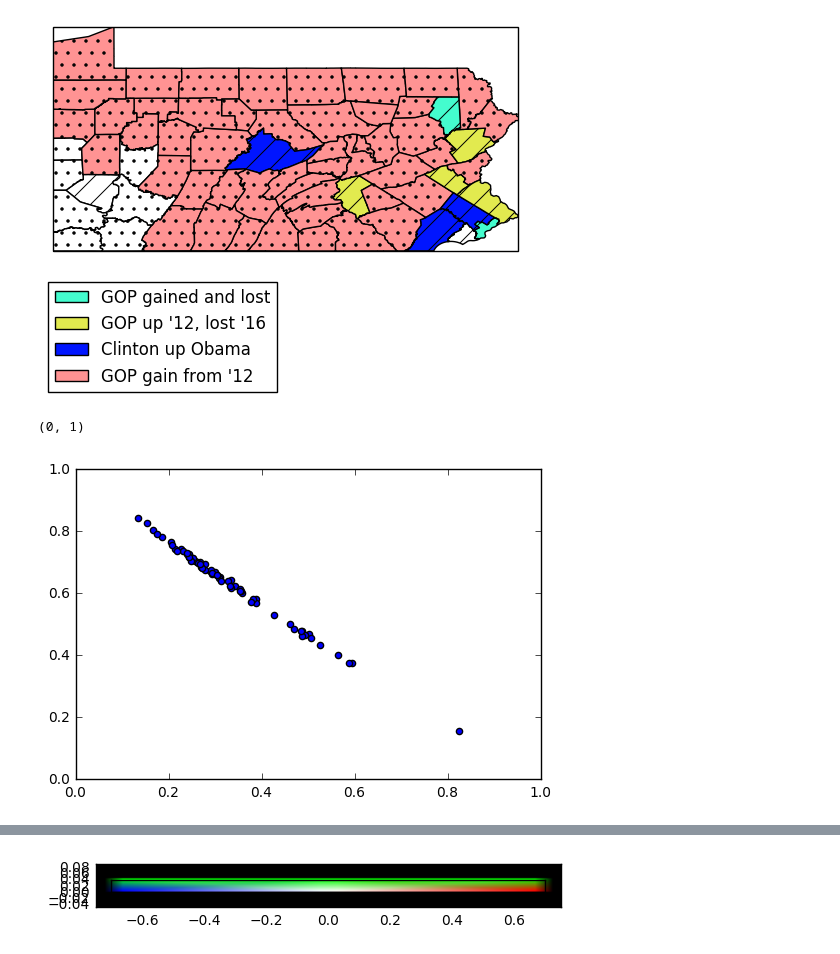
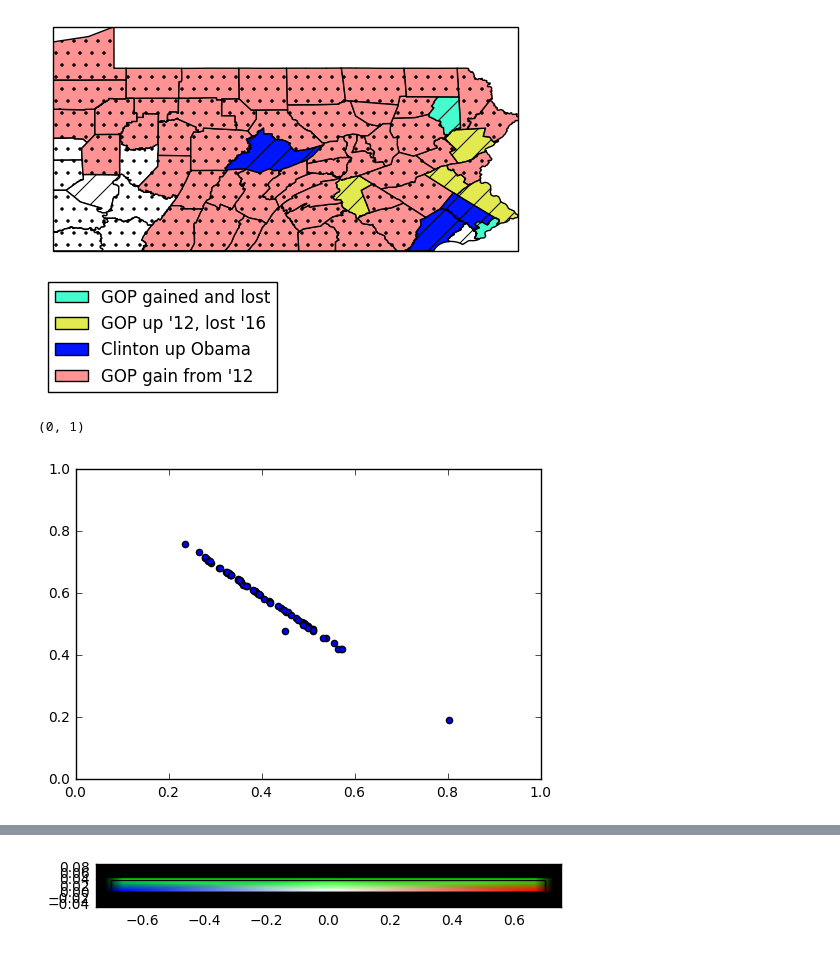
Before and after one commit to oderby/elections_2016, a Jupyter notebook: plot_pa.ipynb, the cells around one changed output, grey strips where cells are left out. Saved outputs shown, nothing was run; the diff lists cells and outputs as text; code cells hidden in the pictures.

```diff
--- a/plot_pa.ipynb
+++ b/plot_pa.ipynb
@@ -579,16 +646,14 @@ Philadelphia REPS lost after gaining in past! [1.0, -1.0, -1.0, 1.0]
 Philadelphia is -1-11 [1.0, -1.0, -1.0, 1.0]
 [figure]
 # %%
-results = get_year_results(2016)
+results = get_year_results(2004)
 reps = [r[REP] for r in results.values()]
 dems = [r[DEM] for r in results.values()]
 
 
 plt.scatter(dems, reps)
 plt.xlim([0,1])
 plt.ylim([0,1])
-
-x = [r[]]
 # %% [output]
 (0, 1)
-[figure, old version]
+[figure, new version]
```
Also changed, not shown: parts of 34 cells of this notebook.
